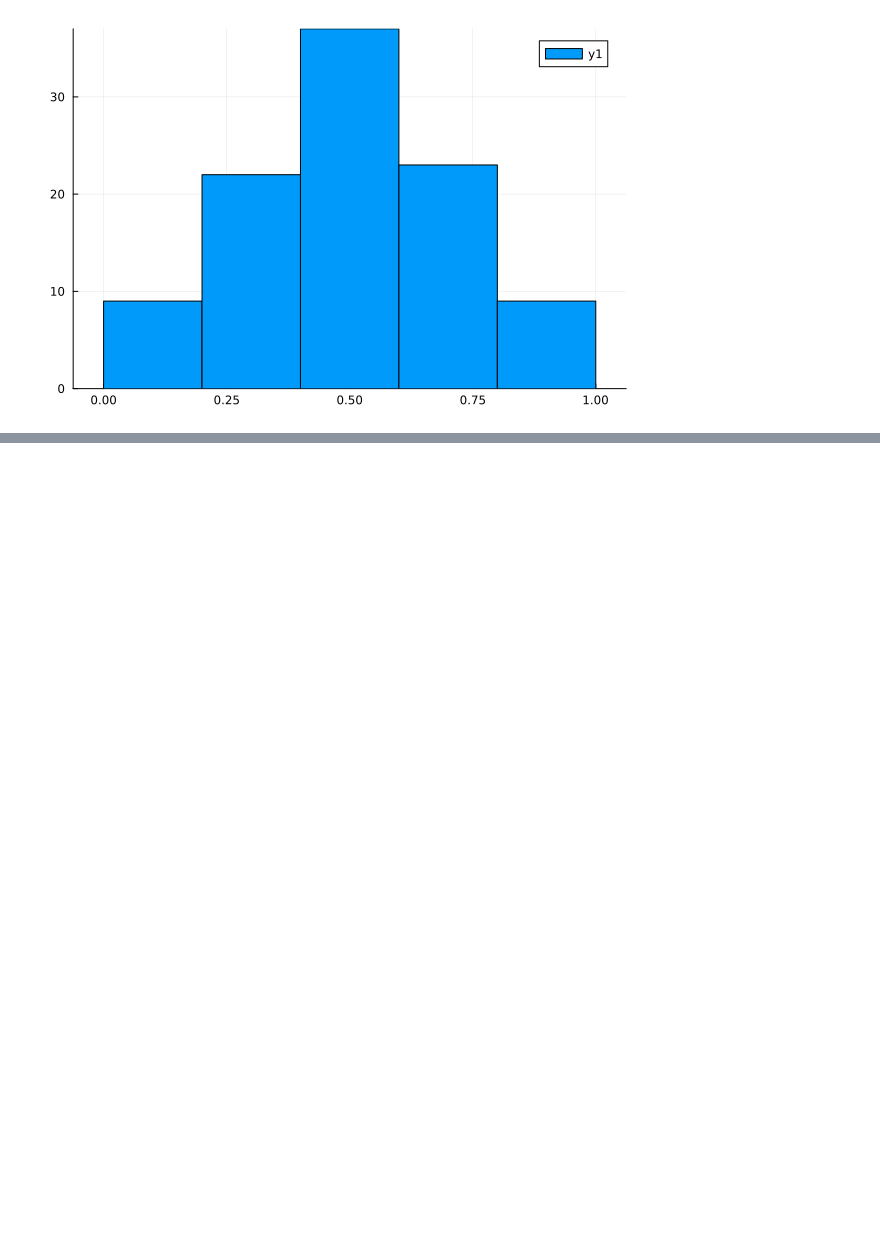
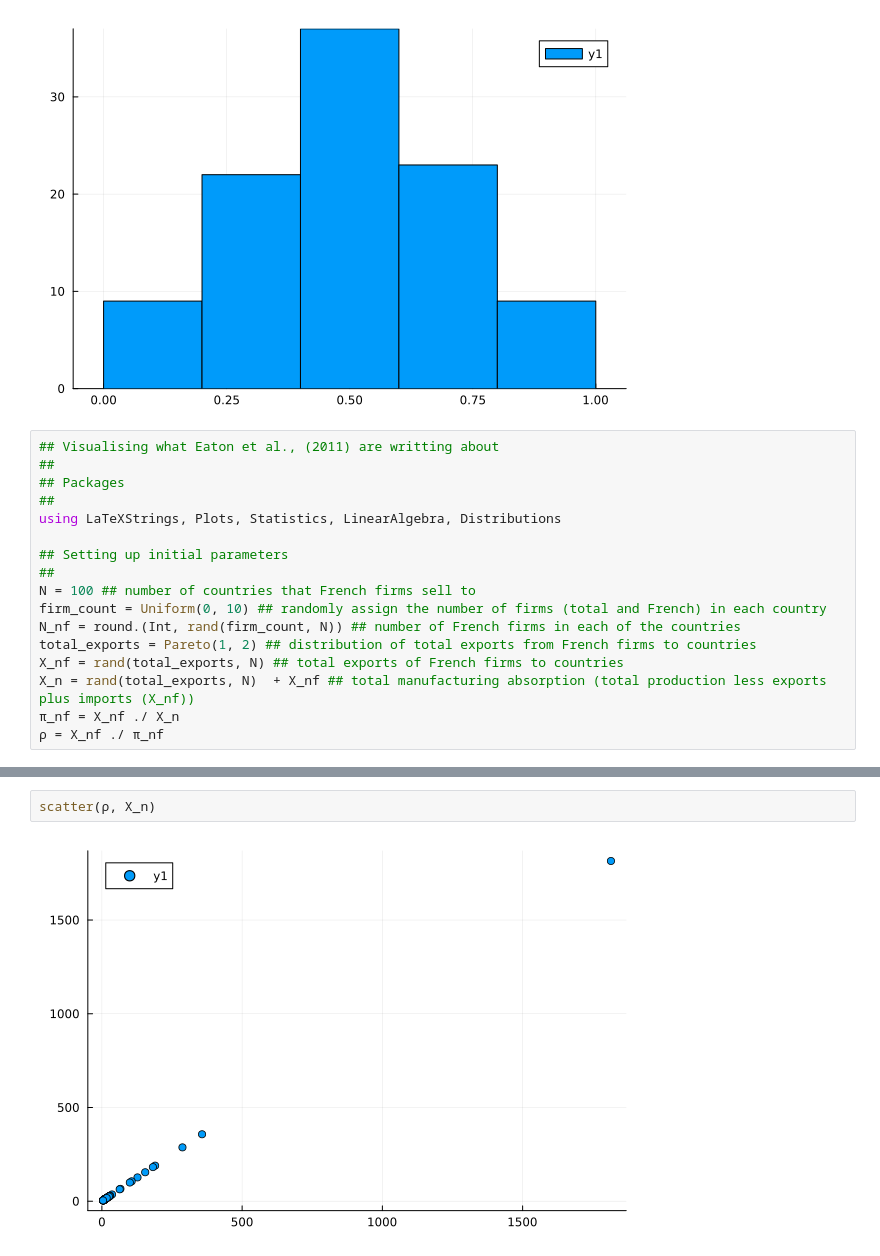
Before and after one commit to BraddWForster/learning_julia, a Jupyter notebook: coding_basics/examples.ipynb, the cells around one changed output, grey strips where cells are left out. Saved outputs shown, nothing was run; the diff lists cells and outputs as text; blank space fills up the shorter version.

```diff
--- a/coding_basics/examples.ipynb
+++ b/coding_basics/examples.ipynb
@@ -81,3 +81,20 @@ val = 50.51994029190512
 den = 0.5051994029190512
 A = 0.950613604968098
 [figure]
+# %%
+## Visualising what Eaton et al., (2011) are writting about
+##
+## Packages
+##
+using LaTeXStrings, Plots, Statistics, LinearAlgebra, Distributions
+
+## Setting up initial parameters
+##
+N = 100 ## number of countries that French firms sell to
+firm_count = Uniform(0, 10) ## randomly assign the number of firms (total and French) in each country
+N_nf = round.(Int, rand(firm_count, N)) ## number of French firms in each of the countries
+total_exports = Pareto(1, 2) ## distribution of total exports from French firms to countries
+X_nf = rand(total_exports, N) ## total exports of French firms to countries
+X_n = rand(total_exports, N)  + X_nf ## total manufacturing absorption (total production less exports plus imports (X_nf))
+π_nf = X_nf ./ X_n
+ρ = X_nf ./ π_nf
@@ -83,0 +119,4 @@ A = 0.950613604968098
+# %%
+scatter(ρ, X_n)
+# %% [output]
+[figure, added]
```
Also changed, not shown: parts of 2 cells of this notebook.
